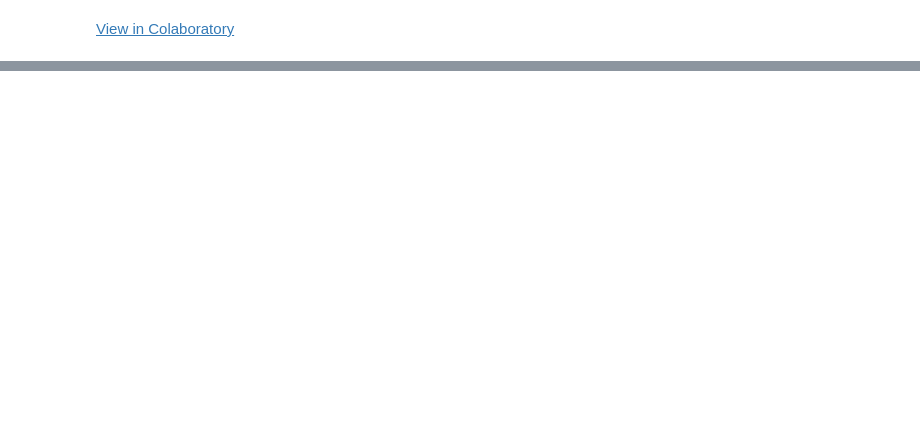
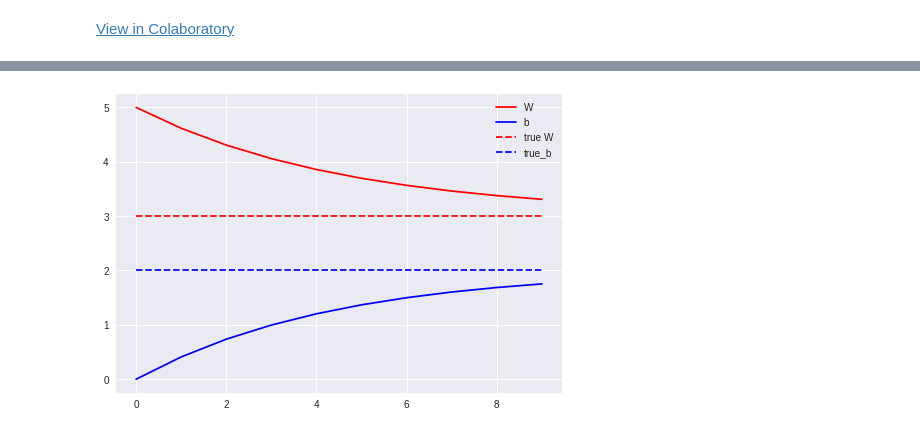
Before and after one commit to HUSTneeb/GoogleColabCode, a Jupyter notebook: TensorFlowLearning8.ipynb, the cells around one changed output, grey strips where cells are left out. Cells and saved outputs as stored; diff of their text form; code cells hidden in the pictures; blank space fills up the shorter version.

```diff
--- a/TensorFlowLearning8.ipynb
+++ b/TensorFlowLearning8.ipynb
@@ -12,0 +67,29 @@ ValueError: ignored
+# %%
+def train(model,inputs,outputs,learning_rate):
+  with tf.GradientTape() as t:
+    current_loss=loss_function(model(inputs),outputs)
+  dW,db=t.gradient(current_loss,[model.W,model.b])
+  model.W.assign_sub(learning_rate*dW)
+  model.b.assign_sub(learning_rate*db)
+# %%
+model=Model()
+
+Ws,bs=[],[]
+epochs=range(10)
+for epoch in epochs:
+  Ws.append(model.W.numpy())
+  bs.append(model.b.numpy())
+  current_loss=loss_function(model(inputs),outputs)
+
+  train(model,inputs,outputs,learning_rate=0.1)
+  print('Epoch %2d: W=%1.2f,b=%1.2f,loss=%2.5f'%
+       (epoch,Ws[-1],bs[-1],current_loss))
+
+plt.plot(epochs,Ws,'r',
+        epochs,bs,'b')
+
+plt.plot([TRUE_W]*len(epochs),'r--',
+         [TRUE_b]*len(epochs),'b--')
+plt.legend(['W','b','true W','true_b'])
+plt.show()
+# %% [output]
@@ -12,0 +106 @@ ValueError: ignored
+[figure, added]
```
Also changed, not shown: parts of 7 cells of this notebook.
